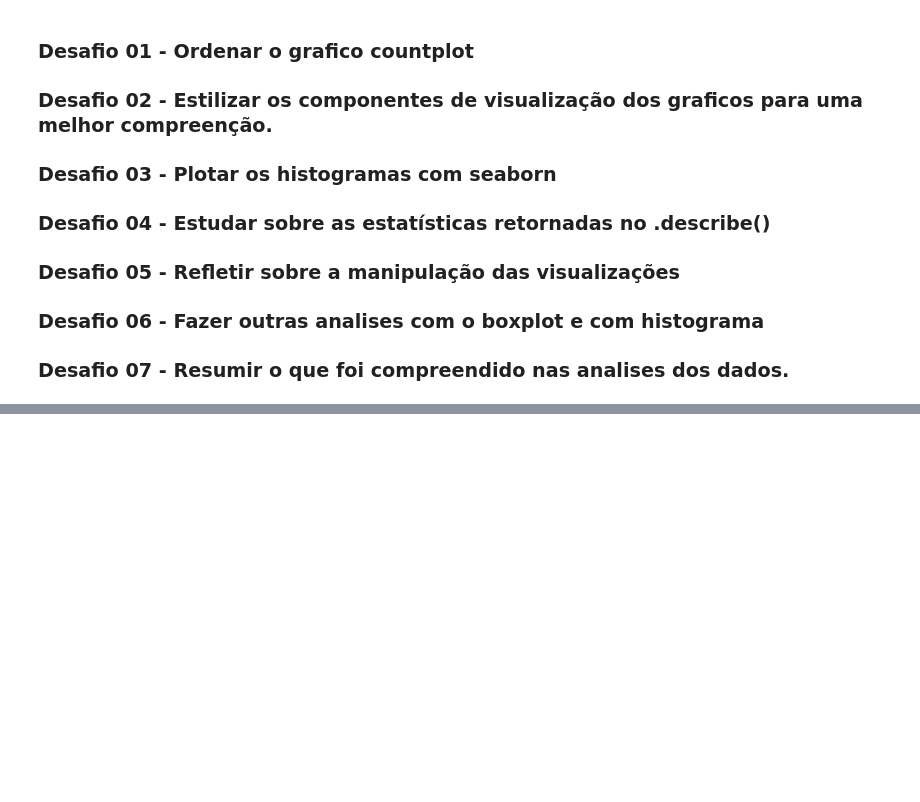
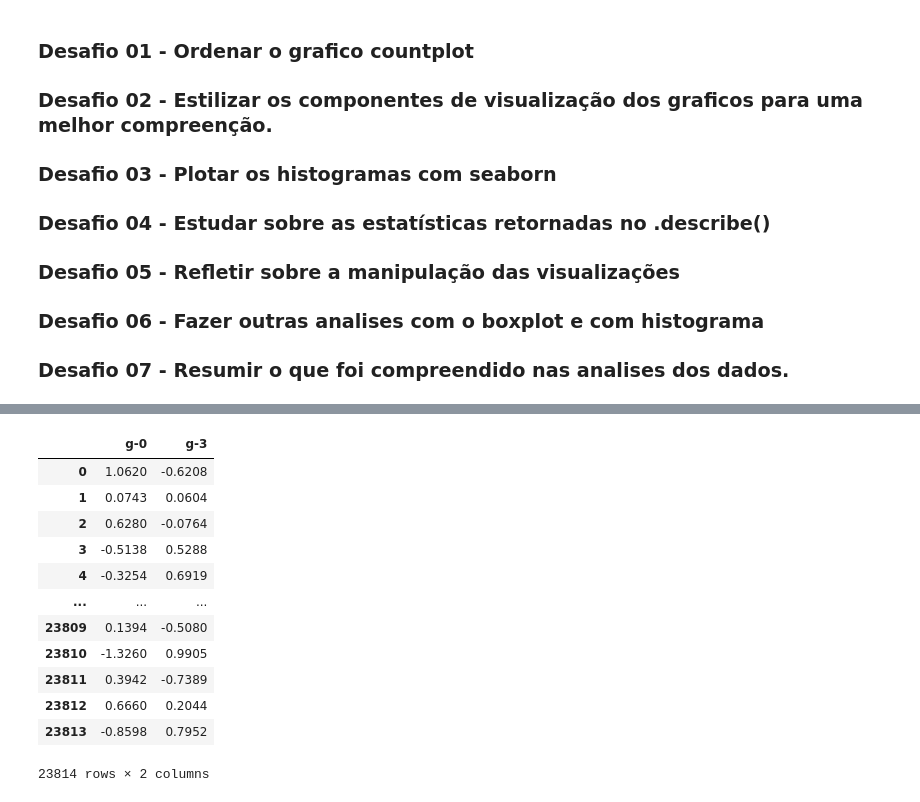
Before and after one commit to keev-loop/alura-imersao-dados-v3, a Jupyter notebook: alura-imersao-dados-v3-a1.ipynb, the cells around one changed output, grey strips where cells are left out. Saved outputs shown, nothing was run; the diff lists cells and outputs as text; code cells hidden in the pictures; blank space fills up the shorter version.

```diff
--- a/alura-imersao-dados-v3-a1.ipynb
+++ b/alura-imersao-dados-v3-a1.ipynb
@@ -311,0 +369,16 @@ sns.boxplot(y='g-0', x='tratamento', data=dados)
+# %%
+dados[['g-0','g-3']]
+# %% [output]
+|  | g-0 | g-3 |
+| 0 | 1.0620 | -0.6208 |
+| 1 | 0.0743 | 0.0604 |
+| 2 | 0.6280 | -0.0764 |
+| 3 | -0.5138 | 0.5288 |
+| 4 | -0.3254 | 0.6919 |
+| ... | ... | ... |
+| 23809 | 0.1394 | -0.5080 |
+| 23810 | -1.3260 | 0.9905 |
+| 23811 | 0.3942 | -0.7389 |
+| 23812 | 0.6660 | 0.2044 |
+| 23813 | -0.8598 | 0.7952 |
+23814 rows × 2 columns
```
Also changed, not shown: parts of 12 cells of this notebook.
